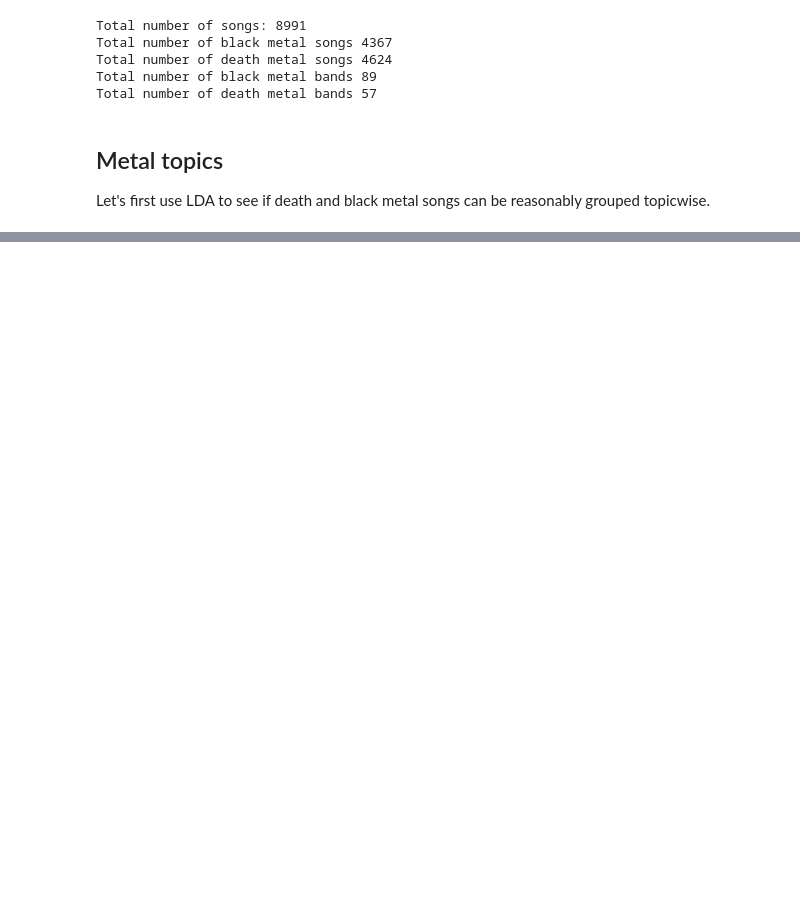
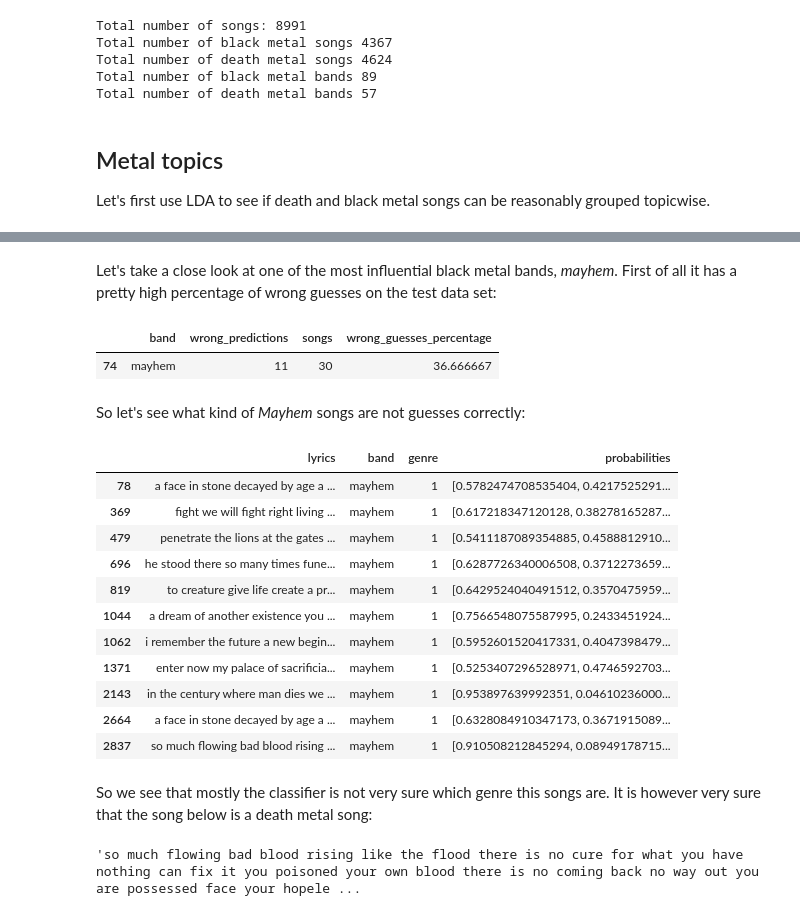
Before and after one commit to maraungu/metal-classifier, a Jupyter notebook: metal-classification.ipynb, the cells around one changed output, grey strips where cells are left out. Drawn from its saved outputs; the diff is of its cells as text; code cells hidden in the pictures; blank space fills up the shorter version.

```diff
--- a/metal-classification.ipynb
+++ b/metal-classification.ipynb
@@ -59,0 +364,30 @@ Let's first use LDA to see if death and black metal songs can be reasonably grou
+# %% [markdown]
+Let's take a close look at one of the most influential black metal bands, *mayhem*.  First of all it has a pretty high percentage of wrong guesses on the test data set:
+# %%
+df_wrong_predictions_perband[df_wrong_predictions_perband['band'] == 'mayhem']
+# %% [output]
+|  | band | wrong_predictions | songs | wrong_guesses_percentage |
+| 74 | mayhem | 11 | 30 | 36.666667 |
+# %% [markdown]
+So let's see what kind of *Mayhem* songs are not guesses correctly:
+# %%
+df_wrong_predictions[df_wrong_predictions['band'] == 'mayhem'].head(11)
+# %% [output]
+|  | lyrics | band | genre | probabilities |
+| 78 | a face in stone decayed by age a ... | mayhem | 1 | [0.5782474708535404, 0.4217525291... |
+| 369 | fight we will fight right living ... | mayhem | 1 | [0.617218347120128, 0.38278165287... |
+| 479 | penetrate the lions at the gates ... | mayhem | 1 | [0.5411187089354885, 0.4588812910... |
+| 696 | he stood there so many times fune... | mayhem | 1 | [0.6287726340006508, 0.3712273659... |
+| 819 | to creature give life create a pr... | mayhem | 1 | [0.6429524040491512, 0.3570475959... |
+| 1044 | a dream of another existence you ... | mayhem | 1 | [0.7566548075587995, 0.2433451924... |
+| 1062 | i remember the future a new begin... | mayhem | 1 | [0.5952601520417331, 0.4047398479... |
+| 1371 | enter now my palace of sacrificia... | mayhem | 1 | [0.5253407296528971, 0.4746592703... |
+| 2143 | in the century where man dies we ... | mayhem | 1 | [0.953897639992351, 0.04610236000... |
+| 2664 | a face in stone decayed by age a ... | mayhem | 1 | [0.6328084910347173, 0.3671915089... |
+| 2837 | so much flowing bad blood rising ... | mayhem | 1 | [0.910508212845294, 0.08949178715... |
+# %% [markdown]
+So we see that mostly the classifier is not very sure which genre this songs are.  It is however very sure that the song below is a death metal song:
+# %%
+df_wrong_predictions[df_wrong_predictions['band'] == 'mayhem']['lyrics'][2837]
+# %% [output]
+'so much flowing bad blood rising like the flood there is no cure for what you have nothing can fix it you poisoned your own blood there is no coming back no way out you are possessed face your hopele ...
```
Also changed, not shown: parts of 47 cells of this notebook, 3 other files.
